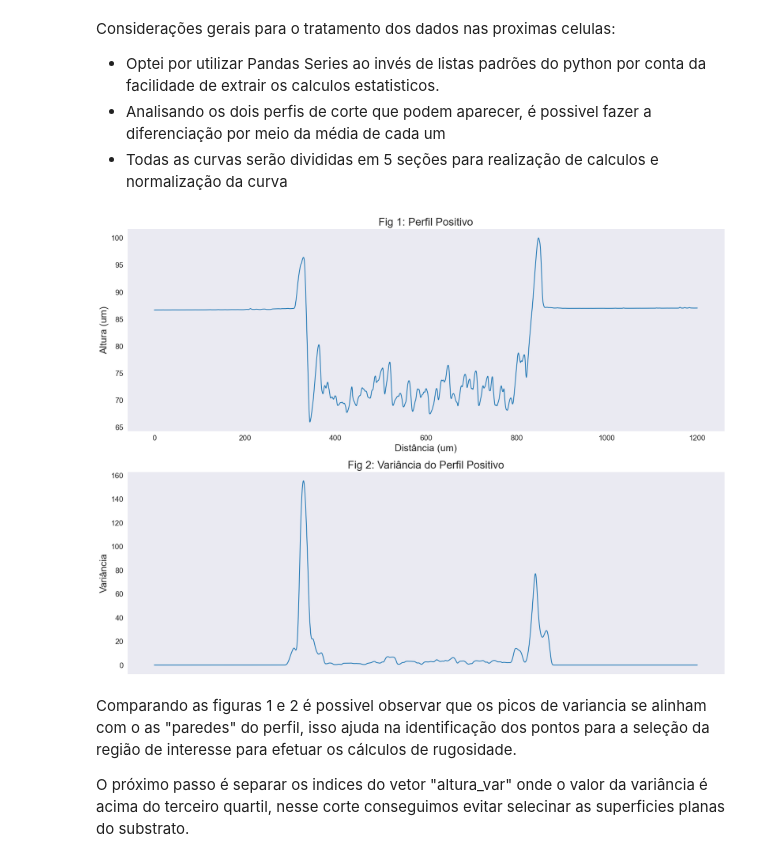
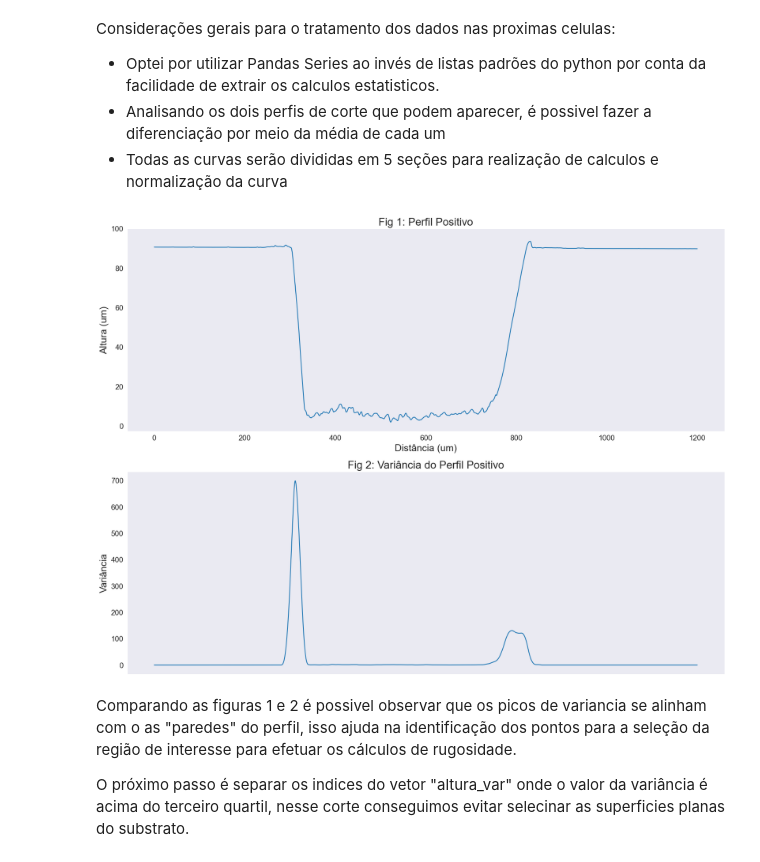
Before and after one commit to Pidoviski/calculadora_de_rugosidade, a Jupyter notebook: main.ipynb, the cells around one changed output. Saved outputs shown, nothing was run; the diff lists cells and outputs as text; code cells hidden in the pictures.

```diff
--- a/main.ipynb
+++ b/main.ipynb
@@ -341,7 +341,7 @@ corte = 150 #Perfil 1D de corte
 sns.set_style('dark')
 sns.set_palette('tab10')
 
-loader = DektakLoad('T1D/T1D_90graus_Positivo.OPDx')
+loader = DektakLoad('T1A/T1A_0graus_Positivo.OPDx')
 x,y,z = loader.get_data_2D()
 
 plt.axvline(x[corte])
@@ -365,6 +365,7 @@ pontos = 125                #Quantidade de pontos que a logica de varredura perc
 for i in range(len(y)):
     altura[i] = ((z[i][corte]*1000000))
 
+
 #identificando o tipo de Perfil
 if altura.mean() > 0:
     Perfil = "Negativo"
@@ -372,7 +373,7 @@ else:
     Perfil = "Positivo"
 
 #Correção da Altura para equivaler ao ProFilme Online
-AMax = altura.max()
+AMax = z.max()*1000000      #Maior valor para altura dentro da matriz [300x4800] de pontos
 for i in range(altura.shape[0]):
     altura[i] = altura[i]+(100-AMax)
 
@@ -380,34 +381,35 @@ for i in range(altura.shape[0]):
 #Laço que varre 'n' pontos para calcular a variancia local, sempre se deslocando 1 ponto para o final da curva
 for i in range(len(altura)-pontos):
     for j in range(pontos):
         aux[j] = altura[i+j]
     altura_var[i] = aux.var()
 
 #Plots
 fig, axs = plt.subplots(ncols=1,nrows=2, figsize=(20, 15))
 
 sns.lineplot(y= altura, x = y, ax = axs[0])
 
 axs[0].set_title("Fig 1: Perfil %s"%(Perfil), fontsize = 20)
 axs[0].set_ylabel("Altura (um)", fontsize = 18)
 axs[0].set_xlabel("Distância (um)", fontsize = 18)
 axs[0].xaxis.set_tick_params(labelsize=14)
 axs[0].yaxis.set_tick_params(labelsize=14)
+axs[0].set_yticks([0,20,40,60,80,100])
 
 
 sns.lineplot(altura_var, ax = axs[1])
 
 axs[1].set_title("Fig 2: Variância do Perfil %s"%(Perfil), fontsize = 20)
 axs[1].set_ylabel("Variância", fontsize = 18)
 axs[1].set_xlabel(None)
 axs[1].set_xticks([])
 axs[1].yaxis.set_tick_params(labelsize=14)
 
 
 
 plt.show()
 # %% [output]
-[figure, old version]
+[figure, new version]
 # %% [markdown]
 Comparando as figuras 1 e 2 é possivel observar que os picos de variancia se alinham com o as "paredes" do perfil, isso ajuda na identificação dos pontos para a seleção da região de interesse para efetuar os cálculos de rugosidade.
 
```
Also changed, not shown: parts of 8 cells of this notebook.
